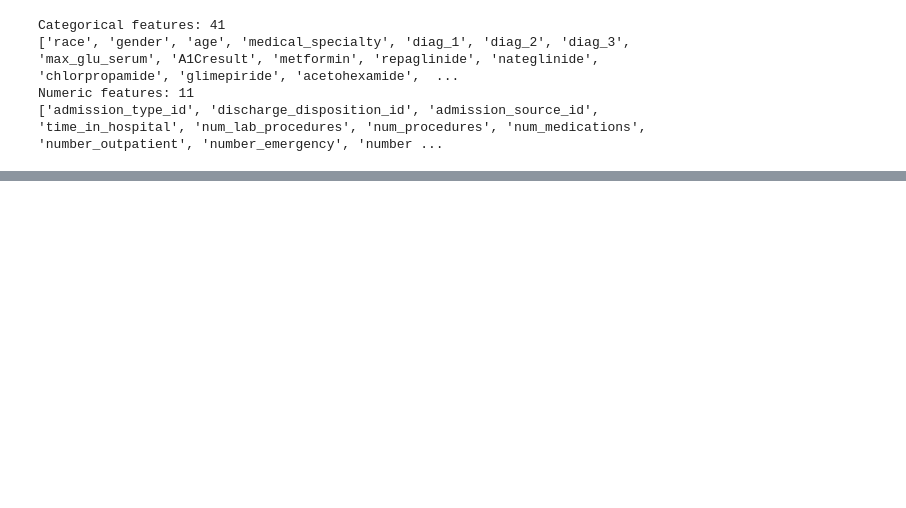
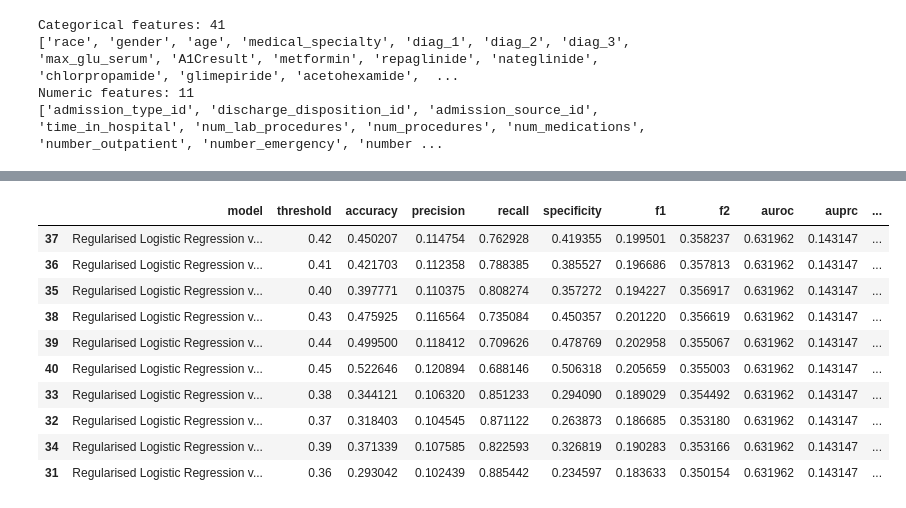
Before and after one commit to mxh210/Summer-Individual-Project, a Jupyter notebook: Processing_Pipeline/03_prediction_model_optimisation.ipynb, the cells around one changed output, grey strips where cells are left out. Drawn from its saved outputs; the diff is of its cells as text; code cells hidden in the pictures; blank space fills up the shorter version.

Commit message:
Optimised Regularised Logistic Regression model

```diff
--- a/Processing_Pipeline/03_prediction_model_optimisation.ipynb
+++ b/Processing_Pipeline/03_prediction_model_optimisation.ipynb
@@ -170,0 +332,15 @@ def save_confusion_matrix(model, X_test, y_test, model_name, output_dir):
+# %%
+regularised_log_reg_val_model = Pipeline(steps=[
+    ("preprocess", preprocess),
+    ("model", LogisticRegression(
+        penalty="l1",
+        C=0.1,
+        class_weight="balanced",
+        solver="saga",
+        max_iter=5000,
+        tol=1e-3,
+        random_state=42
+    ))
+])
+
+regularised_log_reg_val_model.fit(X_model_train, y_model_train)
@@ -170,0 +365,4 @@ def save_confusion_matrix(model, X_test, y_test, model_name, output_dir):
+# %%
+y_val_proba_reg_log = regularised_log_reg_val_model.predict_proba(X_val)[:, 1]
+
+y_val_proba_reg_log[:10]
@@ -170,0 +399,8 @@ def save_confusion_matrix(model, X_test, y_test, model_name, output_dir):
+# %%
+reg_log_threshold_results_val = threshold_sweep(
+    y_true=y_val,
+    y_proba=y_val_proba_reg_log,
+    model_name="Regularised Logistic Regression validation"
+)
+
+reg_log_threshold_results_val.head()
@@ -170,0 +419,17 @@ def save_confusion_matrix(model, X_test, y_test, model_name, output_dir):
+# %%
+reg_log_threshold_results_val.sort_values(
+    by="f2",
+    ascending=False
+).head(10)
+# %% [output]
+|  | model | threshold | accuracy | precision | recall | specificity | f1 | f2 | auroc | auprc | ... |
+| 37 | Regularised Logistic Regression v... | 0.42 | 0.450207 | 0.114754 | 0.762928 | 0.419355 | 0.199501 | 0.358237 | 0.631962 | 0.143147 | ... |
+| 36 | Regularised Logistic Regression v... | 0.41 | 0.421703 | 0.112358 | 0.788385 | 0.385527 | 0.196686 | 0.357813 | 0.631962 | 0.143147 | ... |
+| 35 | Regularised Logistic Regression v... | 0.40 | 0.397771 | 0.110375 | 0.808274 | 0.357272 | 0.194227 | 0.356917 | 0.631962 | 0.143147 | ... |
+| 38 | Regularised Logistic Regression v... | 0.43 | 0.475925 | 0.116564 | 0.735084 | 0.450357 | 0.201220 | 0.356619 | 0.631962 | 0.143147 | ... |
+| 39 | Regularised Logistic Regression v... | 0.44 | 0.499500 | 0.118412 | 0.709626 | 0.478769 | 0.202958 | 0.355067 | 0.631962 | 0.143147 | ... |
+| 40 | Regularised Logistic Regression v... | 0.45 | 0.522646 | 0.120894 | 0.688146 | 0.506318 | 0.205659 | 0.355003 | 0.631962 | 0.143147 | ... |
+| 33 | Regularised Logistic Regression v... | 0.38 | 0.344121 | 0.106320 | 0.851233 | 0.294090 | 0.189029 | 0.354492 | 0.631962 | 0.143147 | ... |
+| 32 | Regularised Logistic Regression v... | 0.37 | 0.318403 | 0.104545 | 0.871122 | 0.263873 | 0.186685 | 0.353180 | 0.631962 | 0.143147 | ... |
+| 34 | Regularised Logistic Regression v... | 0.39 | 0.371339 | 0.107585 | 0.822593 | 0.326819 | 0.190283 | 0.353166 | 0.631962 | 0.143147 | ... |
+| 31 | Regularised Logistic Regression v... | 0.36 | 0.293042 | 0.102439 | 0.885442 | 0.234597 | 0.183633 | 0.350154 | 0.631962 | 0.143147 | ... |
```
Also changed, not shown: parts of 20 cells of this notebook, 5 other files.
